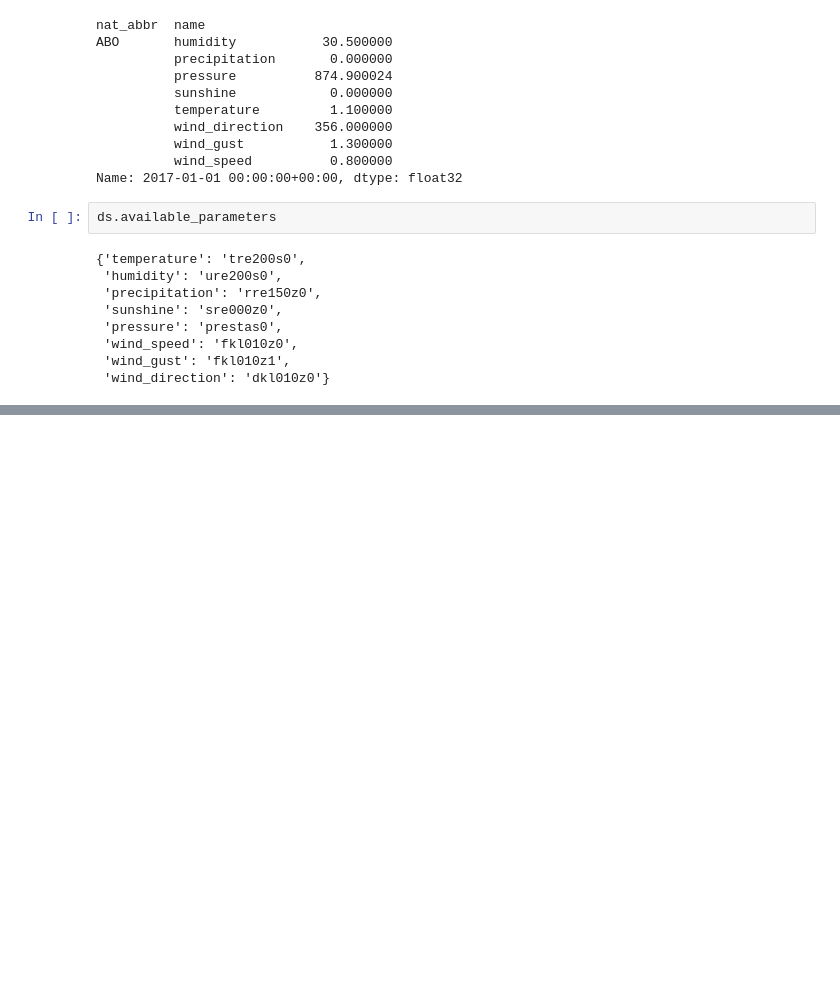
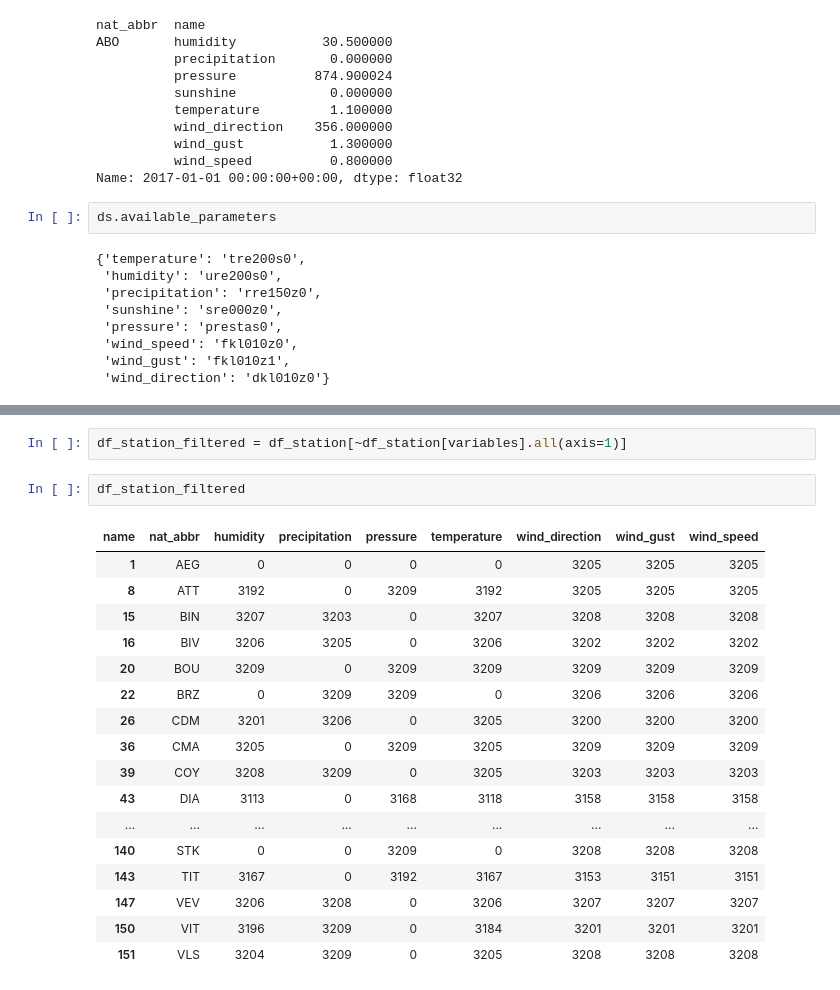
Before and after one commit to aureliedj/weather-station-model-with-transformers, a Jupyter notebook: Data_Exploration.ipynb, the cells around one changed output, grey strips where cells are left out. Drawn from its saved outputs; the diff is of its cells as text; blank space fills up the shorter version.

```diff
--- a/Data_Exploration.ipynb
+++ b/Data_Exploration.ipynb
@@ -120,0 +203,22 @@ ds.available_parameters
+# %%
+df_station_filtered = df_station[~df_station[variables].all(axis=1)]
+# %%
+df_station_filtered
+# %% [output]
+| name | nat_abbr | humidity | precipitation | pressure | temperature | wind_direction | wind_gust | wind_speed |
+| 1 | AEG | 0 | 0 | 0 | 0 | 3205 | 3205 | 3205 |
+| 8 | ATT | 3192 | 0 | 3209 | 3192 | 3205 | 3205 | 3205 |
+| 15 | BIN | 3207 | 3203 | 0 | 3207 | 3208 | 3208 | 3208 |
+| 16 | BIV | 3206 | 3205 | 0 | 3206 | 3202 | 3202 | 3202 |
+| 20 | BOU | 3209 | 0 | 3209 | 3209 | 3209 | 3209 | 3209 |
+| 22 | BRZ | 0 | 3209 | 3209 | 0 | 3206 | 3206 | 3206 |
+| 26 | CDM | 3201 | 3206 | 0 | 3205 | 3200 | 3200 | 3200 |
+| 36 | CMA | 3205 | 0 | 3209 | 3205 | 3209 | 3209 | 3209 |
+| 39 | COY | 3208 | 3209 | 0 | 3205 | 3203 | 3203 | 3203 |
+| 43 | DIA | 3113 | 0 | 3168 | 3118 | 3158 | 3158 | 3158 |
+| ... | ... | ... | ... | ... | ... | ... | ... | ... |
+| 140 | STK | 0 | 0 | 3209 | 0 | 3208 | 3208 | 3208 |
+| 143 | TIT | 3167 | 0 | 3192 | 3167 | 3153 | 3151 | 3151 |
+| 147 | VEV | 3206 | 3208 | 0 | 3206 | 3207 | 3207 | 3207 |
+| 150 | VIT | 3196 | 3209 | 0 | 3184 | 3201 | 3201 | 3201 |
+| 151 | VLS | 3204 | 3209 | 0 | 3205 | 3208 | 3208 | 3208 |
```
Also changed, not shown: parts of 14 cells of this notebook.
